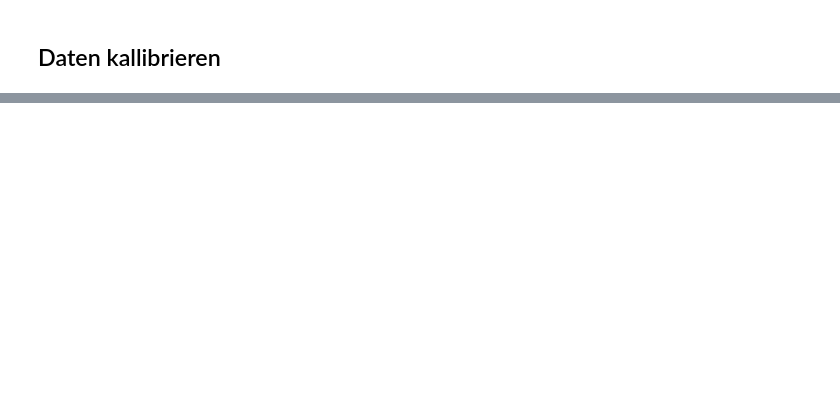
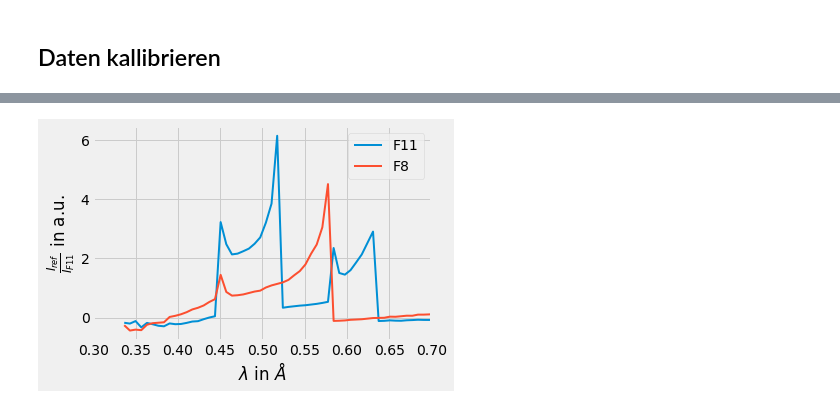
Before and after one commit to LeoausderDose/PPD, a Jupyter notebook: Versuch_XRays/Programming/Absorption/Absorption.ipynb, the cells around one changed output, grey strips where cells are left out. Saved outputs shown, nothing was run; the diff lists cells and outputs as text; code cells hidden in the pictures; blank space fills up the shorter version.

Commit message:
Weiter Absorb

```diff
--- a/Versuch_XRays/Programming/Absorption/Absorption.ipynb
+++ b/Versuch_XRays/Programming/Absorption/Absorption.ipynb
@@ -30,6 +30,7 @@ def kallibrate(x, m, t):
     return m*x+t
 # %%
 d = 1.9314e-10
+x = 2.5e-5
 # %% [markdown]
 ## Daten
 # %%
@@ -39,6 +40,7 @@ df_peaks = pd.read_csv('Peaks.csv', sep=',')
 df_peaks2 = pd.read_csv('Peaks2.csv', sep=',')
 
 df_withF11 = pd.read_csv('HG2_23_2.STN',sep = "\s+|\t+|\s+\t+|\t+\s+",  header= None, names=['winkel', 'intensitaet', 'untergrund'], encoding = 'unicode_escape',  skiprows= list(range(0,22)))
+df_withF8 =  pd.read_csv('HG2_23_4.STN',sep = "\s+|\t+|\s+\t+|\t+\s+",  header= None, names=['winkel', 'intensitaet', 'untergrund'], encoding = 'unicode_escape',  skiprows= list(range(0,22)))
 # %%
 df_siegbrand['lamda'] = df_siegbrand['lamda']*1e-10
 df_withoutFoil['theta'] = df_withoutFoil['winkel']/2
@@ -193,6 +195,12 @@ df_withF11['theta_korr'] = kallibrate(df_withF11['theta'], fit_16to26[0], fit_16
 
 df_withF11['wellenlaenge'] = thetatolamda(df_withF11.loc[:,'winkel']/2,d,1)
 df_withF11['wellenlaengeinAnstrom'] = df_withF11['wellenlaenge'] * 1e10
+
+df_withF8['theta'] = df_withF8['winkel']
+df_withF8['theta_korr'] = kallibrate(df_withF8['theta'], fit_16to26[0], fit_16to26[1])
+
+df_withF8['wellenlaenge'] = thetatolamda(df_withF8.loc[:,'winkel']/2,d,1)
+df_withF8['wellenlaengeinAnstrom'] = df_withF8['wellenlaenge'] * 1e10
 # %%
 plt.plot(df_withoutFoil['wellenlaengeinAnstrom'], 2.7*df_withoutFoil['intensitaet'], label = 'reference')
 plt.plot(df_withF11['wellenlaengeinAnstrom'], df_withF11['intensitaet'], label = 'foil 11')
@@ -214,3 +243,33 @@ plt.legend()
+# %%
+fehlerAbsorb = 0.07*1/x
+
+# plt.errorbar(df_withoutFoil['wellenlaengeinAnstrom'],1/x * np.log(3 * df_withoutFoil['intensitaet'] / df_withF11['intensitaet']), yerr= fehlerAbsorb , xerr= None,fmt='.',elinewidth= 1, ecolor= 'black', marker = 'x', color = 'r', label = 'F11')
+
+
+
+
+
+
+plt.plot(df_withoutFoil['wellenlaengeinAnstrom'], np.log(3 * df_withoutFoil['intensitaet'] / df_withF11['intensitaet']), ls= None,  label = 'F11')
+plt.plot(df_withoutFoil['wellenlaengeinAnstrom'], np.log(2.3 * df_withoutFoil['intensitaet'] / df_withF8['intensitaet']), label = 'F8')
+
+
+
+plt.xlabel(r'$\lambda $ in $\AA$')
+plt.ylabel(r'$\frac{I_{ref}}{I_{F11}}$ in a.u.')
+#plt.yscale('log')
+#plt.gca().set_aspect(0.5)
+
+plt.xlim(0.3,0.7)
+#plt.ylim(0,4)
+# matplotlib.rc('xtick', labelsize=12)
+# matplotlib.rc('ytick', labelsize=12)
+
+plt.tight_layout()
+plt.legend()
+plt.show()
+# %% [output]
+[figure, added]
 # %%
 plt.plot(df_withoutFoil.loc[:,'winkel'], df_withoutFoil.loc[:,'intensitaet']-df_withoutFoil.loc[:,'untergrund'])
 # %% [output]
```
Also changed, not shown: parts of 9 cells of this notebook, 1 other file.
